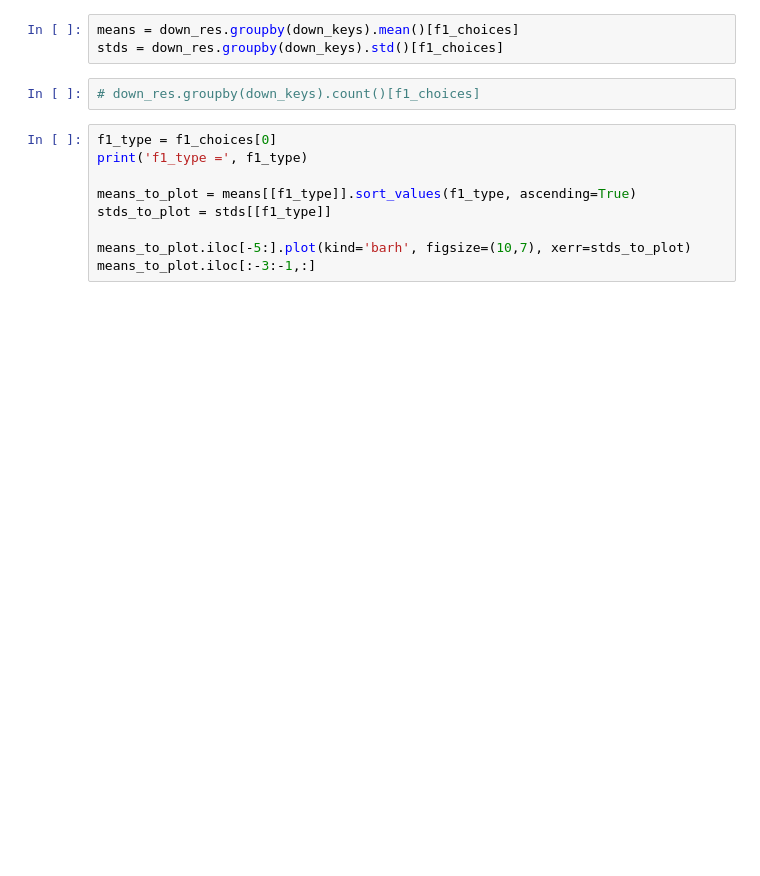
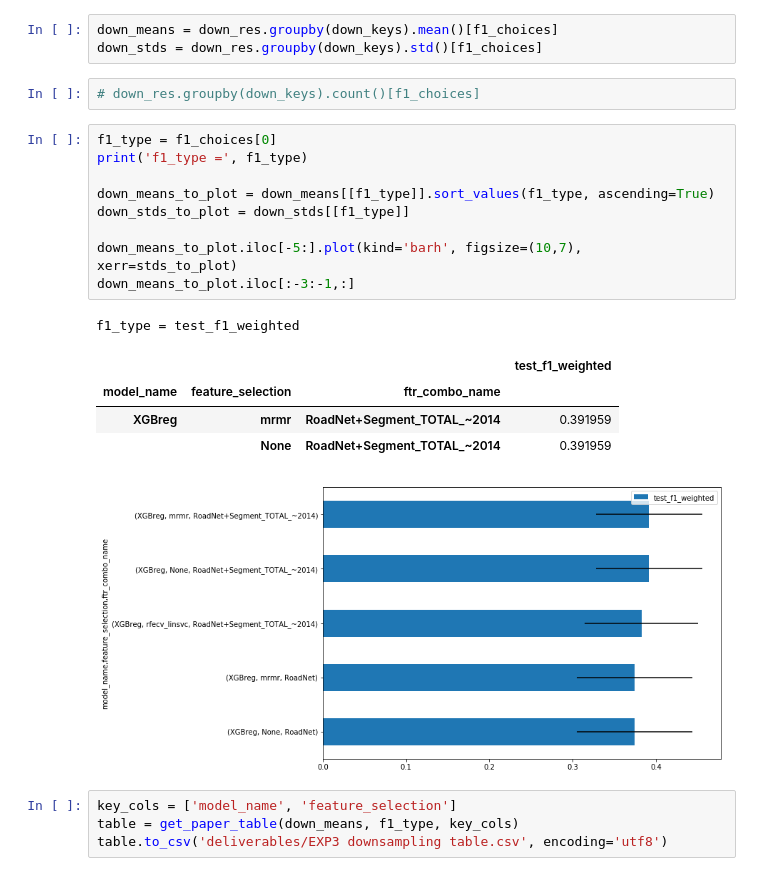
Before and after one commit to JHWu92/cysf_pred, a Jupyter notebook: report EXP3 v2.ipynb, the cells around one changed output. Saved outputs shown, nothing was run; the diff lists cells and outputs as text; blank space fills up the shorter version.

Commit message:
exp3 deliverables

```diff
--- a/report EXP3 v2.ipynb
+++ b/report EXP3 v2.ipynb
@@ -82,16 +129,27 @@ down_res = get_down_result('eval')
 # %%
 down_keys = ['model_name', 'feature_selection', 'ftr_combo_name']
 # %%
-means = down_res.groupby(down_keys).mean()[f1_choices]
-stds = down_res.groupby(down_keys).std()[f1_choices]
+down_means = down_res.groupby(down_keys).mean()[f1_choices]
+down_stds = down_res.groupby(down_keys).std()[f1_choices]
 # %%
 # down_res.groupby(down_keys).count()[f1_choices]
 # %%
 f1_type = f1_choices[0]
 print('f1_type =', f1_type)
 
-means_to_plot = means[[f1_type]].sort_values(f1_type, ascending=True)
-stds_to_plot = stds[[f1_type]]
+down_means_to_plot = down_means[[f1_type]].sort_values(f1_type, ascending=True)
+down_stds_to_plot = down_stds[[f1_type]]
 
-means_to_plot.iloc[-5:].plot(kind='barh', figsize=(10,7), xerr=stds_to_plot)
-means_to_plot.iloc[:-3:-1,:]
+down_means_to_plot.iloc[-5:].plot(kind='barh', figsize=(10,7), xerr=stds_to_plot)
+down_means_to_plot.iloc[:-3:-1,:]
+# %% [output]
+f1_type = test_f1_weighted
+|  |  |  | test_f1_weighted |
+| model_name | feature_selection | ftr_combo_name |  |
+| XGBreg | mrmr | RoadNet+Segment_TOTAL_~2014 | 0.391959 |
+|  | None | RoadNet+Segment_TOTAL_~2014 | 0.391959 |
+[figure, added]
+# %%
+key_cols = ['model_name', 'feature_selection']
+table = get_paper_table(down_means, f1_type, key_cols)
+table.to_csv('deliverables/EXP3 downsampling table.csv', encoding='utf8')
```
Also changed, not shown: parts of 8 cells of this notebook, 3 other files.
